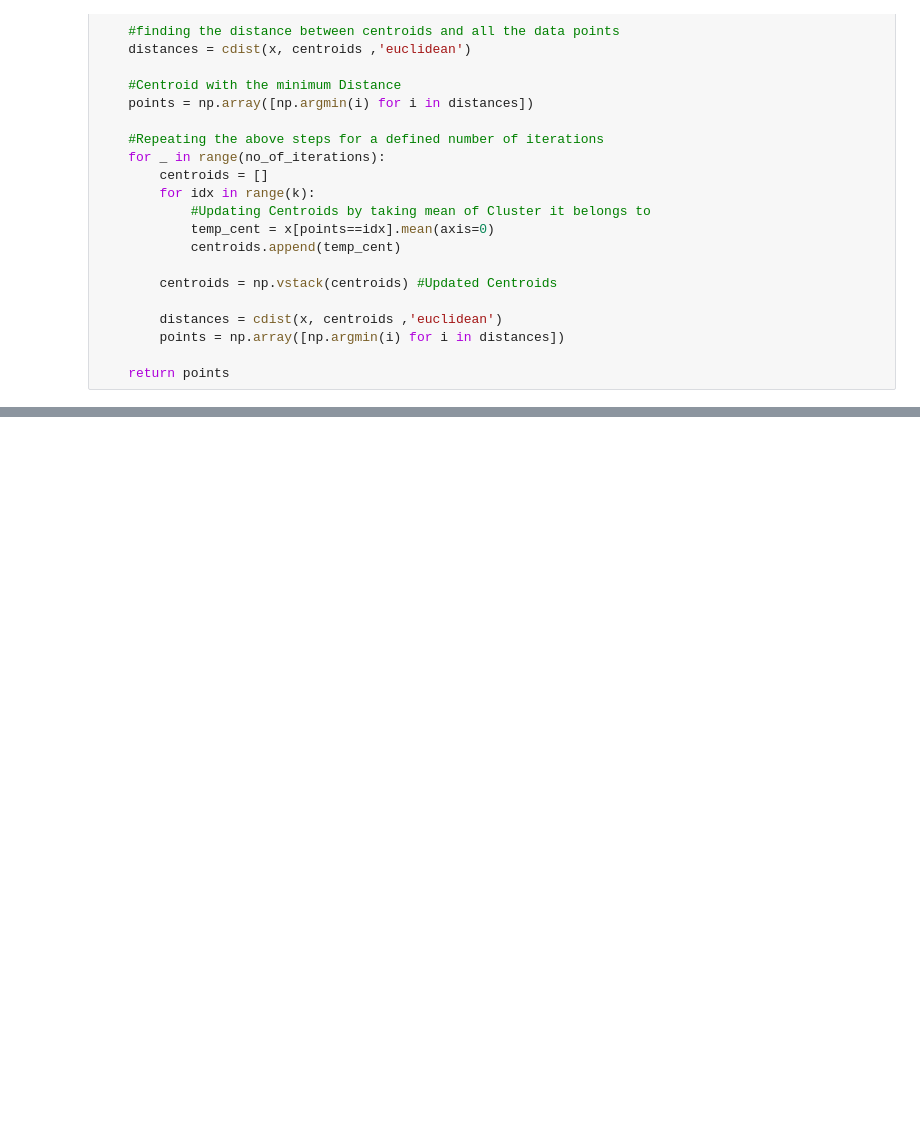
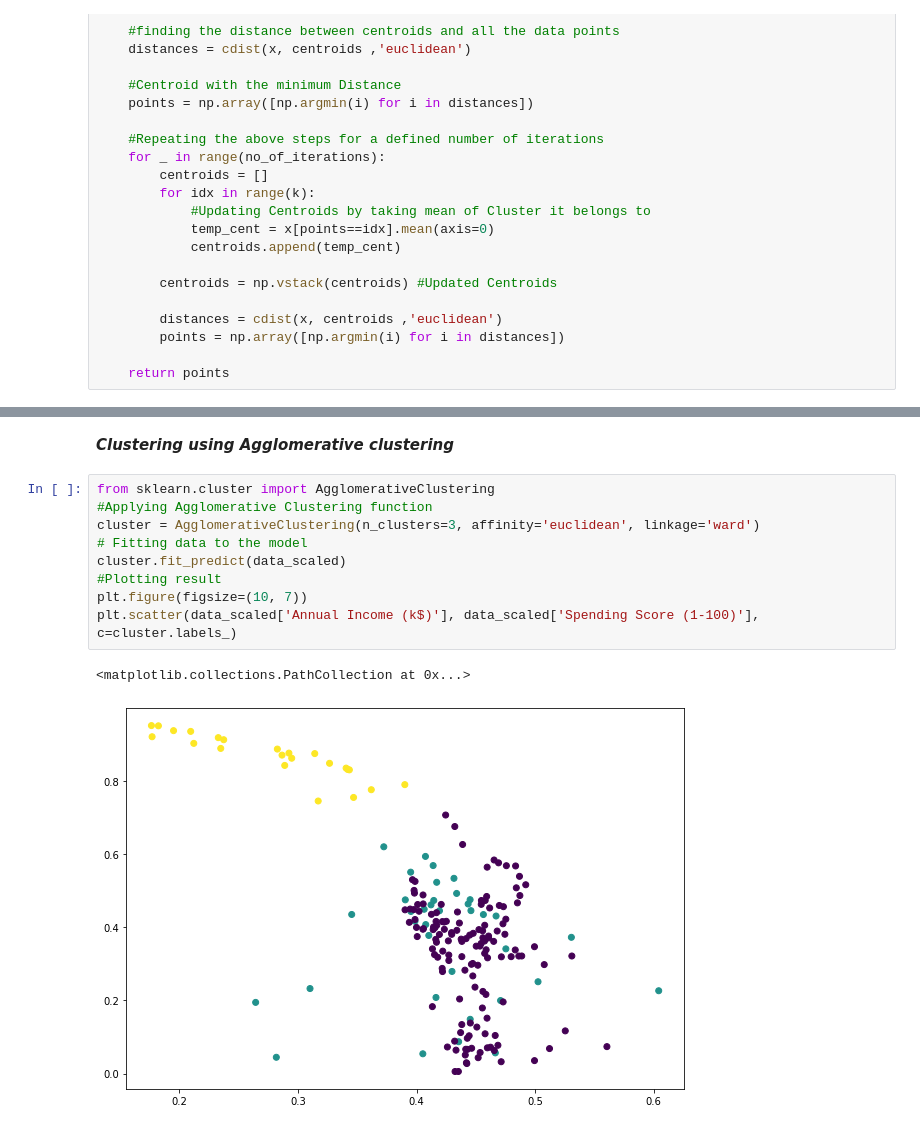
Before and after one commit to poojashreeNS/Clustering, a Jupyter notebook: K_mean_from_scratch.ipynb, the cells around one changed output, grey strips where cells are left out. Cells and saved outputs as stored; diff of their text form; blank space fills up the shorter version.

```diff
--- a/K_mean_from_scratch.ipynb
+++ b/K_mean_from_scratch.ipynb
@@ -57,0 +84,14 @@ plt.show()
+# %% [markdown]
+***Clustering using Agglomerative clustering***
+# %%
+from sklearn.cluster import AgglomerativeClustering
+#Applying Agglomerative Clustering function
+cluster = AgglomerativeClustering(n_clusters=3, affinity='euclidean', linkage='ward')
+# Fitting data to the model
+cluster.fit_predict(data_scaled)
+#Plotting result
+plt.figure(figsize=(10, 7))
+plt.scatter(data_scaled['Annual Income (k$)'], data_scaled['Spending Score (1-100)'], c=cluster.labels_)
+# %% [output]
+<matplotlib.collections.PathCollection at 0x...>
+[figure, added]
```
Also changed, not shown: parts of 16 cells of this notebook.
